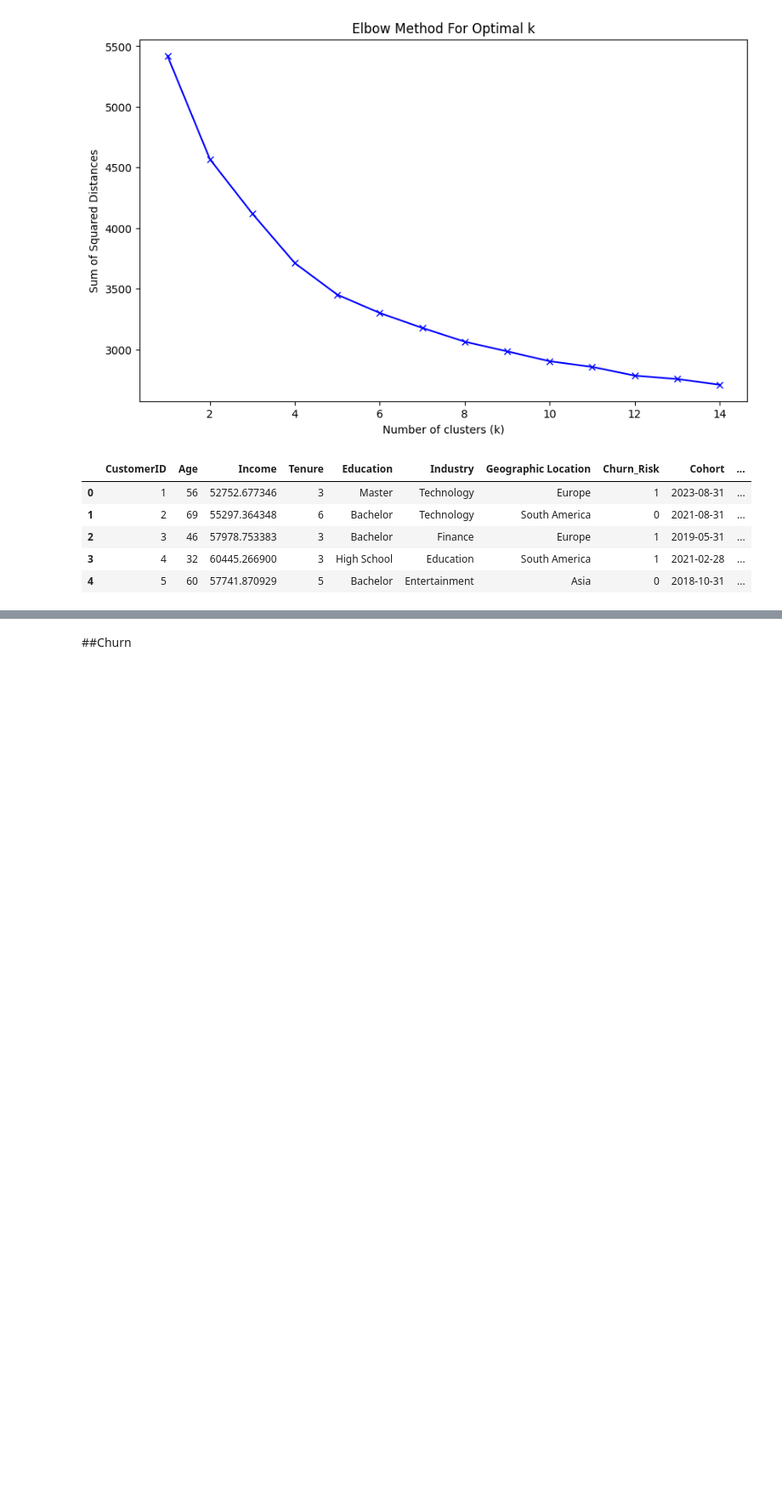
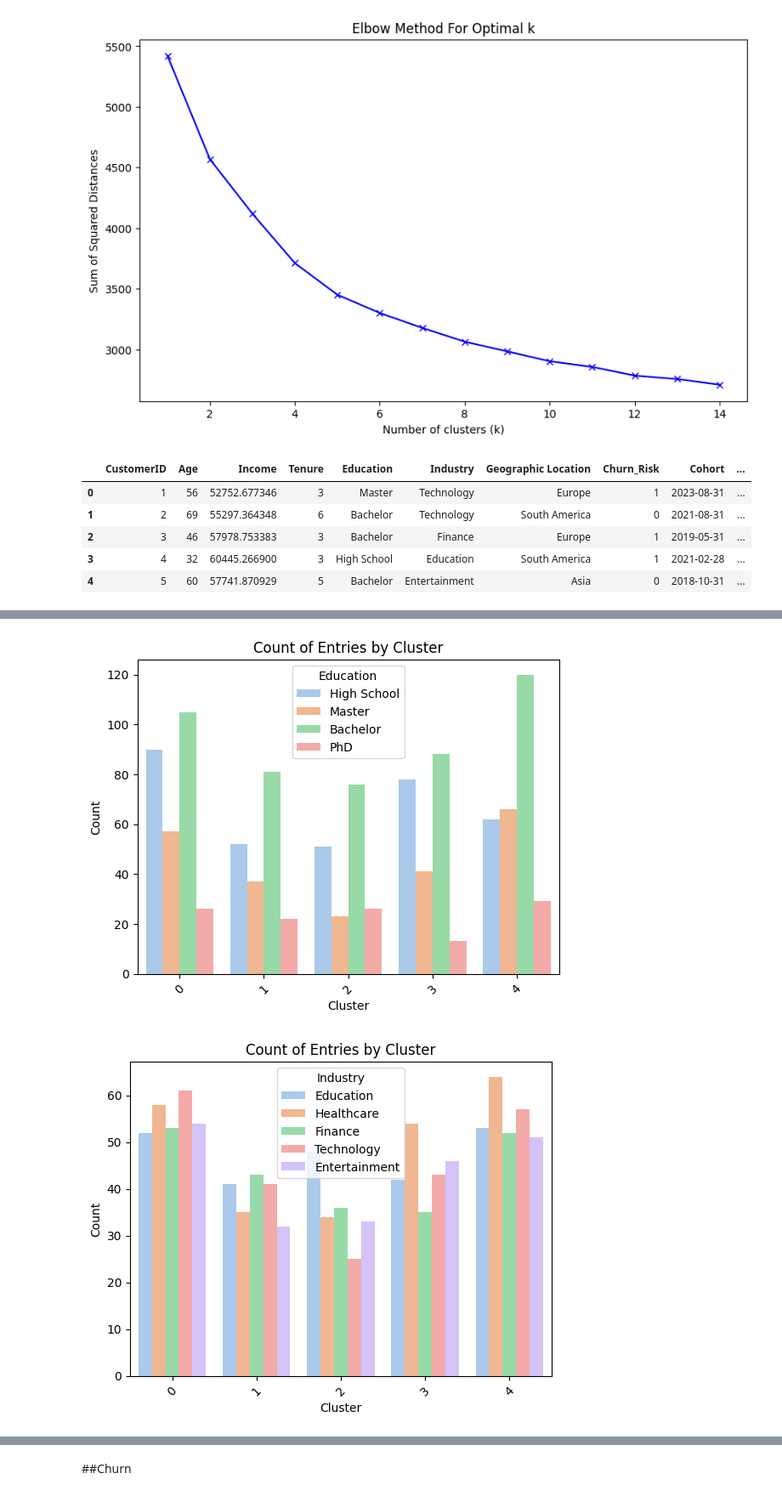
Before and after one commit to zayo1511/LaboratorioDeAnalisisDeDatosFinancierosYDeDisenoDeIndicadores, a Jupyter notebook: kmeans_orden_y_churn.ipynb, the cells around one changed output, grey strips where cells are left out. Shown: that part at 85% size. Cells and saved outputs as stored; diff of their text form; code cells hidden in the pictures; blank space fills up the shorter version.

```diff
--- a/kmeans_orden_y_churn.ipynb
+++ b/kmeans_orden_y_churn.ipynb
@@ -125,9 +113,12 @@ boxplot_clusters(numerical_features)
 # %%
-def barplot_clusters(columns):
-    for col in columns:
-        sns.countplot(x='Cluster', hue=col, data=data, palette='Set1')
-        plt.title('Count of Entries by Cluster')
-        plt.xlabel('Cluster')
-        plt.ylabel('Count')
-        plt.xticks(rotation=45)
-        plt.show()
+
+for col in categorical_features:
+    sns.countplot(x='Cluster', hue=col, data=data, palette='pastel')
+    plt.title('Count of Entries by Cluster')
+    plt.xlabel('Cluster')
+    plt.ylabel('Count')
+    plt.xticks(rotation=45)
+    plt.show()
+# %% [output]
+[figure, added]
+[figure, added]
```
Also changed, not shown: parts of 21 cells of this notebook.
